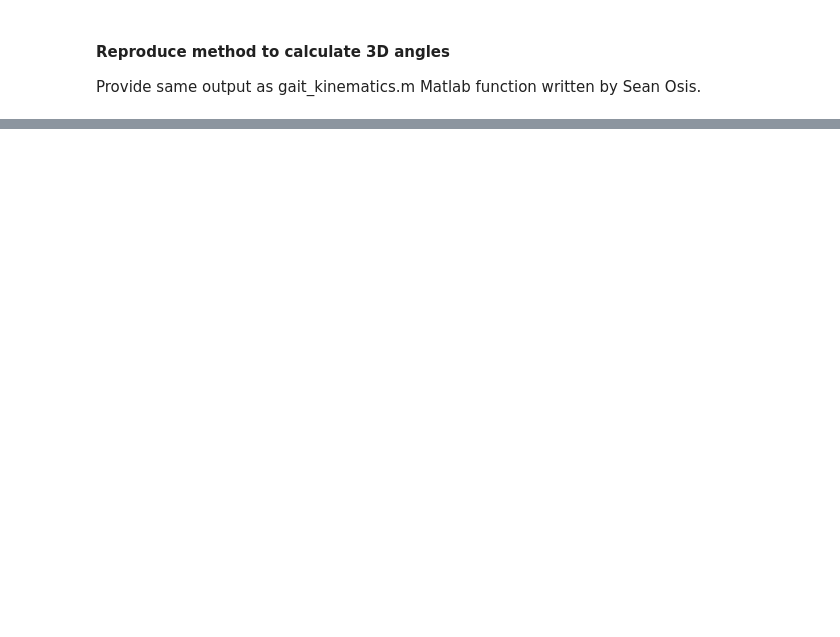
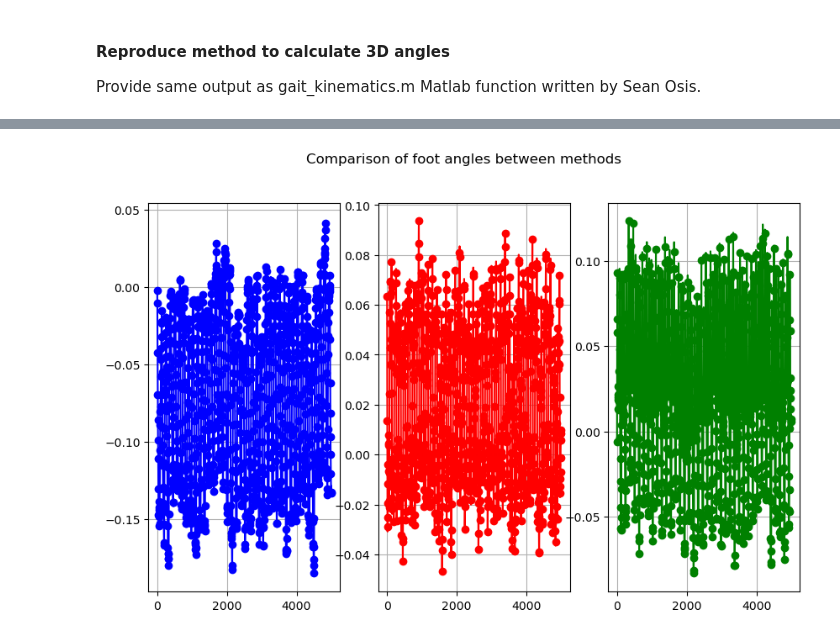
Before and after one commit to regifukuchi/BMC-RIC-running-biomechanics, a Jupyter notebook: notebooks/RIC_RBDS_debugg_join_ang.ipynb, the cells around one changed output, grey strips where cells are left out. Saved outputs shown, nothing was run; the diff lists cells and outputs as text; code cells hidden in the pictures; blank space fills up the shorter version.

```diff
--- a/notebooks/RIC_RBDS_debugg_join_ang.ipynb
+++ b/notebooks/RIC_RBDS_debugg_join_ang.ipynb
@@ -592,3 +667,22 @@ for i in range(dif_dR_foot.shape[2]):
+# %%
+# Import Pelvis angles calculated in Matlab
+fn_p_matlab = os.path.join(pathname, 'r_pelvis_angle.txt')
+angp_matlab = np.loadtxt(fn_p_matlab) * (np.pi/180)
+# %%
+fig, axs = plt.subplots(1,3, figsize=(10,6))
+fig.suptitle('Comparison of foot angles between methods')
+axs[0].plot(angle_Pelvis[:,0], 'b', label='Python')
+axs[0].plot(tn[0::5],angp_matlab[0::5,0], 'bo', label='Matlab')
+axs[0].grid('on')
+axs[1].plot(angle_Pelvis[:,1], 'r', label='Python')
+axs[1].plot(tn[0::5],angp_matlab[0::5,1], 'ro', label='Matlab')
+axs[1].grid('on')
+axs[2].plot(angle_Pelvis[:,2], 'g', label='Python')
+axs[2].plot(tn[0::5],angp_matlab[0::5,2], 'go', label='Matlab')
+axs[2].grid('on')
+plt.show()
+# %% [output]
+[figure, added]
 # %%
 # Import ankle angles calculated in Matlab
 fn_a_matlab = os.path.join(pathname, 'r_ankle_angle_R.txt')
```
Also changed, not shown: parts of 27 cells of this notebook, 12 other files.
